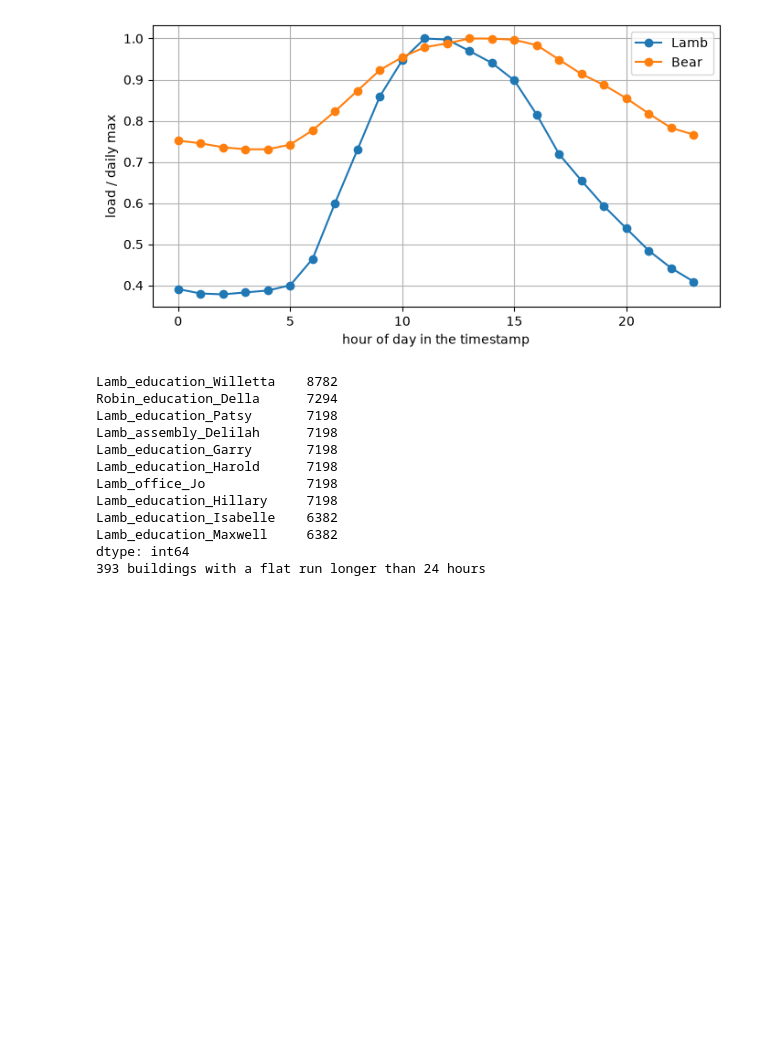
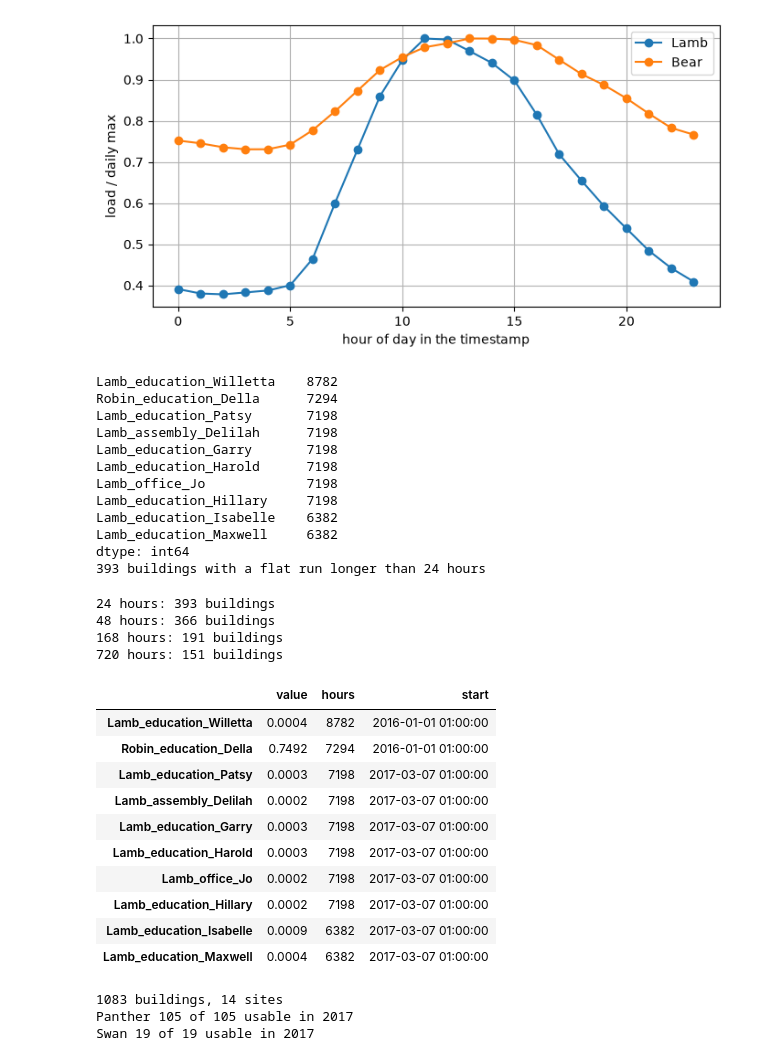
Before and after one commit to sevilkhojasteh/building-energy-trust, a Jupyter notebook: notebooks/01_explore.ipynb, the cells around one changed output. Drawn from its saved outputs; the diff is of its cells as text; code cells hidden in the pictures; blank space fills up the shorter version.

Commit message:
Mask flat meter runs over 24h and update building list

```diff
--- a/notebooks/01_explore.ipynb
+++ b/notebooks/01_explore.ipynb
@@ -565,3 +545,54 @@ Lamb_education_Isabelle    6382
 Lamb_education_Maxwell     6382
 dtype: int64
 393 buildings with a flat run longer than 24 hours
+# %%
+# 1. How many buildings at each run length?
+for h in [24, 48, 168, 720]:
+    print(h, "hours:", (flat > h).sum(), "buildings")
+
+# 2. For the top 10: what value is stuck, and when does it start?
+def flat_info(s):
+    same = s.diff().eq(0)
+    run_len = same.groupby((~same).cumsum()).transform("sum")
+    start = run_len.idxmax()
+    return pd.Series({"value": s[start], "hours": run_len.max(), "start": start})
+
+top = flat.sort_values(ascending=False).head(10).index
+pd.DataFrame({b: flat_info(df_elec[b]) for b in top}).T
+# %% [output]
+24 hours: 393 buildings
+48 hours: 366 buildings
+168 hours: 191 buildings
+720 hours: 151 buildings
+|  | value | hours | start |
+| Lamb_education_Willetta | 0.0004 | 8782 | 2016-01-01 01:00:00 |
+| Robin_education_Della | 0.7492 | 7294 | 2016-01-01 01:00:00 |
+| Lamb_education_Patsy | 0.0003 | 7198 | 2017-03-07 01:00:00 |
+| Lamb_assembly_Delilah | 0.0002 | 7198 | 2017-03-07 01:00:00 |
+| Lamb_education_Garry | 0.0003 | 7198 | 2017-03-07 01:00:00 |
+| Lamb_education_Harold | 0.0003 | 7198 | 2017-03-07 01:00:00 |
+| Lamb_office_Jo | 0.0002 | 7198 | 2017-03-07 01:00:00 |
+| Lamb_education_Hillary | 0.0002 | 7198 | 2017-03-07 01:00:00 |
+| Lamb_education_Isabelle | 0.0009 | 6382 | 2017-03-07 01:00:00 |
+| Lamb_education_Maxwell | 0.0004 | 6382 | 2017-03-07 01:00:00 |
+# %%
+def mask_flat(s, max_hours=24):
+    same = s.diff().eq(0)
+    run_len = same.groupby((~same).cumsum()).transform("sum")
+    return s.mask(run_len > max_hours)
+
+df_clean = df_elec.apply(mask_flat)
+
+m16 = df_clean.loc["2016"].isna().mean()
+m17 = df_clean.loc["2017"].isna().mean()
+passes = m16.index[(m16 <= 0.20) & (m17 <= 0.20)]
+train_buildings = [b for b in passes if not b.startswith(held_out + excluded)]
+print(len(train_buildings), "buildings,", pd.Index(train_buildings).str.split("_").str[0].nunique(), "sites")
+
+for site in ["Panther", "Swan"]:
+    cols = [c for c in df_clean.columns if c.startswith(site + "_")]
+    print(site, (m17[cols] <= 0.20).sum(), "of", len(cols), "usable in 2017")
+# %% [output]
+1083 buildings, 14 sites
+Panther 105 of 105 usable in 2017
+Swan 19 of 19 usable in 2017
```
Also changed, not shown: parts of 3 cells of this notebook, 1 other file.
